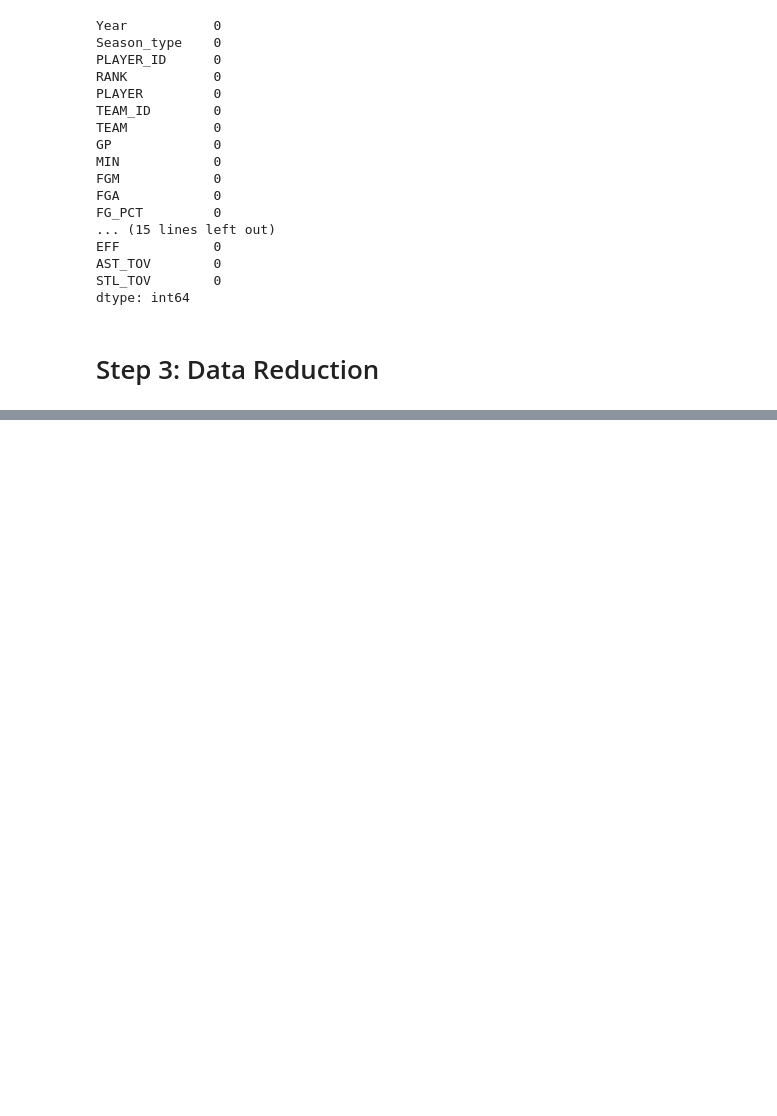
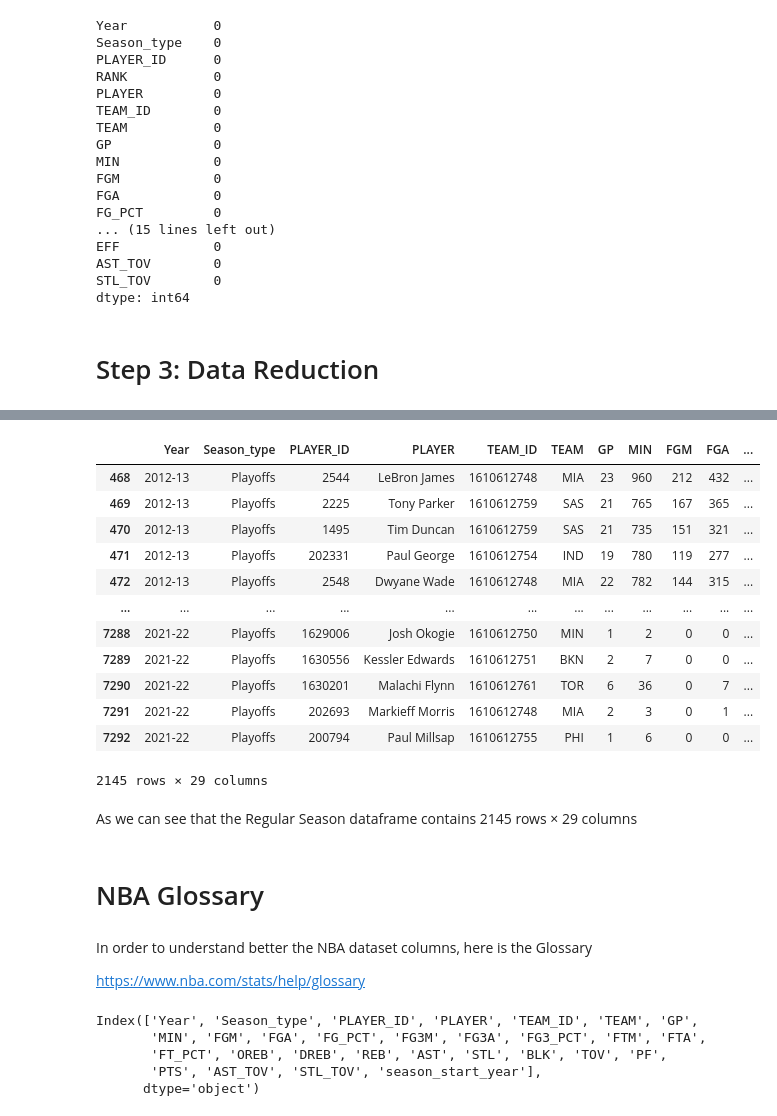
Before and after one commit to 2014222-student-cct-ie/2024--Semester-2--CA1, a Jupyter notebook: Part 2 - Semester 2 CA-01 -2024 - 2014222.ipynb, the cells around one changed output, grey strips where cells are left out. Drawn from its saved outputs; the diff is of its cells as text; code cells hidden in the pictures; blank space fills up the shorter version.

```diff
--- a/Part 2 - Semester 2 CA-01 -2024 - 2014222.ipynb
+++ b/Part 2 - Semester 2 CA-01 -2024 - 2014222.ipynb
@@ -268,0 +450,40 @@ nba_data.drop(columns=['RANK','EFF'], inplace=True)
+# %%
+# Creating Playoffs dataframe
+
+playoffs_dataframe = nba_data[nba_data['Season_type']=='Playoffs']
+# %%
+# Print the Playoffs dataframe tables dataframe
+
+playoffs_dataframe
+# %% [output]
+|  | Year | Season_type | PLAYER_ID | PLAYER | TEAM_ID | TEAM | GP | MIN | FGM | FGA | ... |
+| 468 | 2012-13 | Playoffs | 2544 | LeBron James | 1610612748 | MIA | 23 | 960 | 212 | 432 | ... |
+| 469 | 2012-13 | Playoffs | 2225 | Tony Parker | 1610612759 | SAS | 21 | 765 | 167 | 365 | ... |
+| 470 | 2012-13 | Playoffs | 1495 | Tim Duncan | 1610612759 | SAS | 21 | 735 | 151 | 321 | ... |
+| 471 | 2012-13 | Playoffs | 202331 | Paul George | 1610612754 | IND | 19 | 780 | 119 | 277 | ... |
+| 472 | 2012-13 | Playoffs | 2548 | Dwyane Wade | 1610612748 | MIA | 22 | 782 | 144 | 315 | ... |
+| ... | ... | ... | ... | ... | ... | ... | ... | ... | ... | ... | ... |
+| 7288 | 2021-22 | Playoffs | 1629006 | Josh Okogie | 1610612750 | MIN | 1 | 2 | 0 | 0 | ... |
+| 7289 | 2021-22 | Playoffs | 1630556 | Kessler Edwards | 1610612751 | BKN | 2 | 7 | 0 | 0 | ... |
+| 7290 | 2021-22 | Playoffs | 1630201 | Malachi Flynn | 1610612761 | TOR | 6 | 36 | 0 | 7 | ... |
+| 7291 | 2021-22 | Playoffs | 202693 | Markieff Morris | 1610612748 | MIA | 2 | 3 | 0 | 1 | ... |
+| 7292 | 2021-22 | Playoffs | 200794 | Paul Millsap | 1610612755 | PHI | 1 | 6 | 0 | 0 | ... |
+2145 rows × 29 columns
+# %% [markdown]
+As we can see that the Regular Season dataframe contains 2145 rows × 29 columns
+# %% [markdown]
+# NBA Glossary
+# %% [markdown]
+In order to understand better the NBA dataset columns, here is the Glossary
+
+https://www.nba.com/stats/help/glossary
+# %%
+# Creating NBA data col
+
+nba_data.columns
+# %% [output]
+Index(['Year', 'Season_type', 'PLAYER_ID', 'PLAYER', 'TEAM_ID', 'TEAM', 'GP',
+       'MIN', 'FGM', 'FGA', 'FG_PCT', 'FG3M', 'FG3A', 'FG3_PCT', 'FTM', 'FTA',
+       'FT_PCT', 'OREB', 'DREB', 'REB', 'AST', 'STL', 'BLK', 'TOV', 'PF',
+       'PTS', 'AST_TOV', 'STL_TOV', 'season_start_year'],
+      dtype='object')
```
Also changed, not shown: parts of 34 cells of this notebook.
